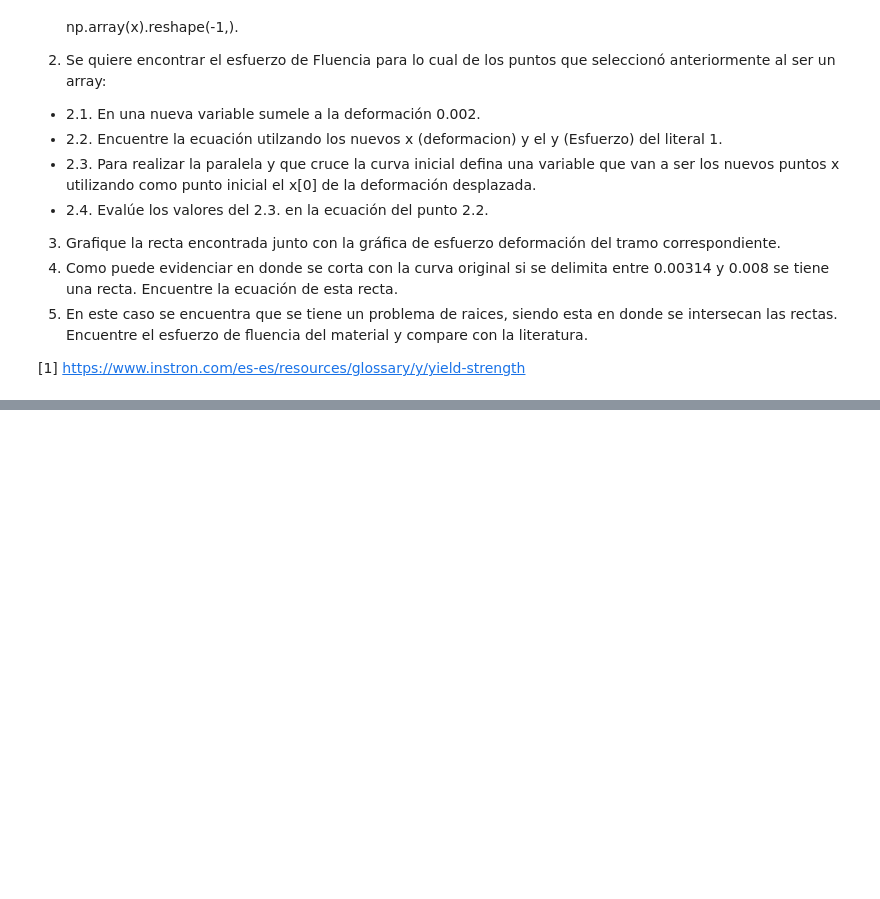
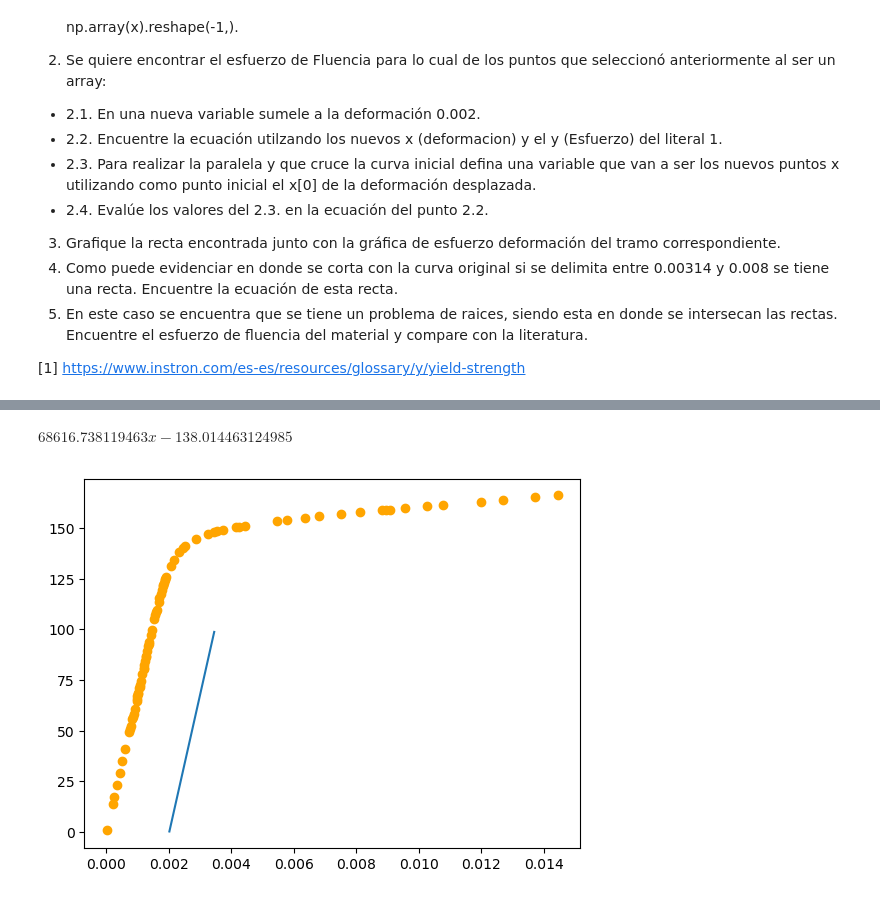
Before and after one commit to QuantumPower4/JuanGuzman-JhonAlex-HerraCompu-202302, a Jupyter notebook: Taller 1 - Interpolación y Raices/Taller_1.ipynb, the cells around one changed output, grey strips where cells are left out. Saved outputs shown, nothing was run; the diff lists cells and outputs as text; code cells hidden in the pictures; blank space fills up the shorter version.

```diff
--- a/Taller 1 - Interpolación y Raices/Taller_1.ipynb
+++ b/Taller 1 - Interpolación y Raices/Taller_1.ipynb
@@ -673,2 +695,15 @@ Uno de los puntos importantes que se obtienen con la curva esfuerzo vs deformaci
+# %%
+# 2.1. Desplazar la gráfica al 0.0002
+recta_young2 = np.poly1d(np.polyfit(x_section1+0.002,y_section1,1))
+plt.plot(x_plot1+0.002,recta_young2((x_plot1+0.002)))
+plt.scatter(x_datos1,y_datos1,color="orange")
+
+# 2.2. Encontrar la ecuación
+
+curve_young = GetModel(x,np.polyfit(x_section1+0.002,y_section1,1)[::-1])
+curve_young
+# %% [output]
+$\displaystyle 68616.738119463 x - 138.014463124985$
+[figure, added]
 # %%
 # 2.3. - 2.4. Creación de datos para graficar
```
Also changed, not shown: parts of 18 cells of this notebook.
